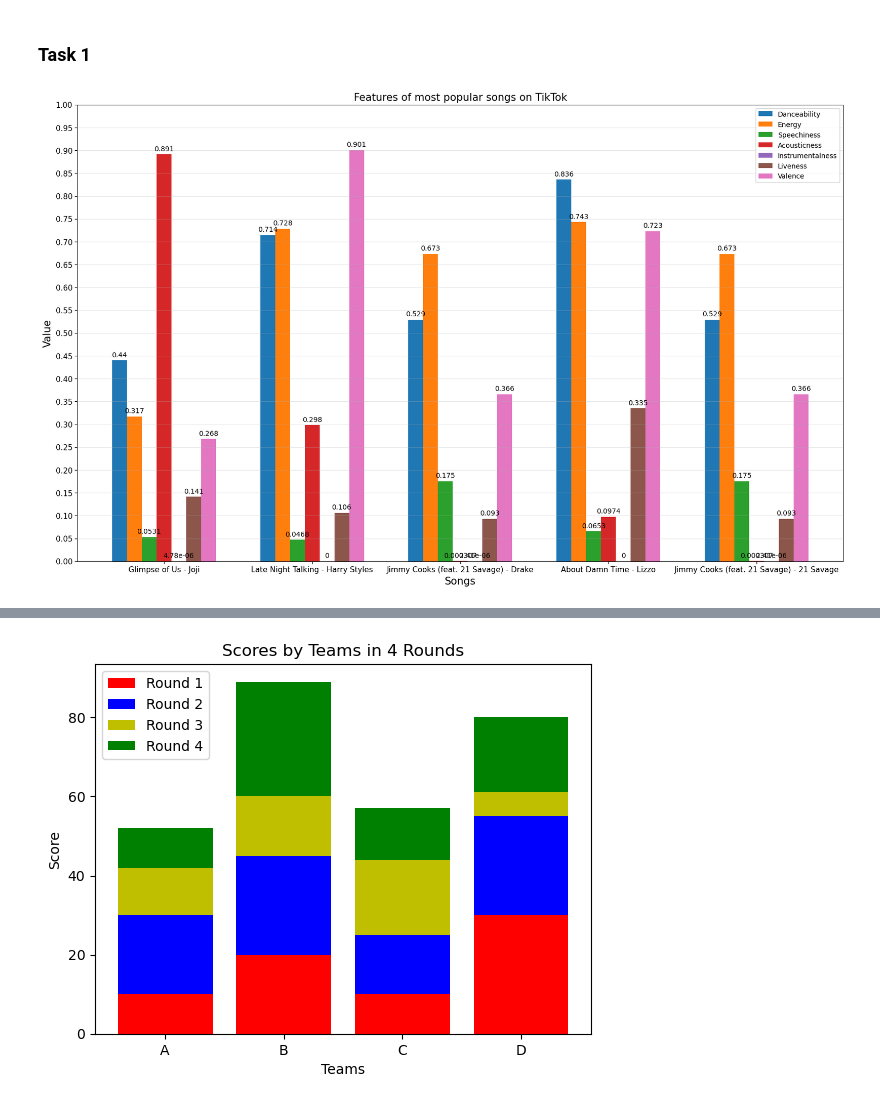
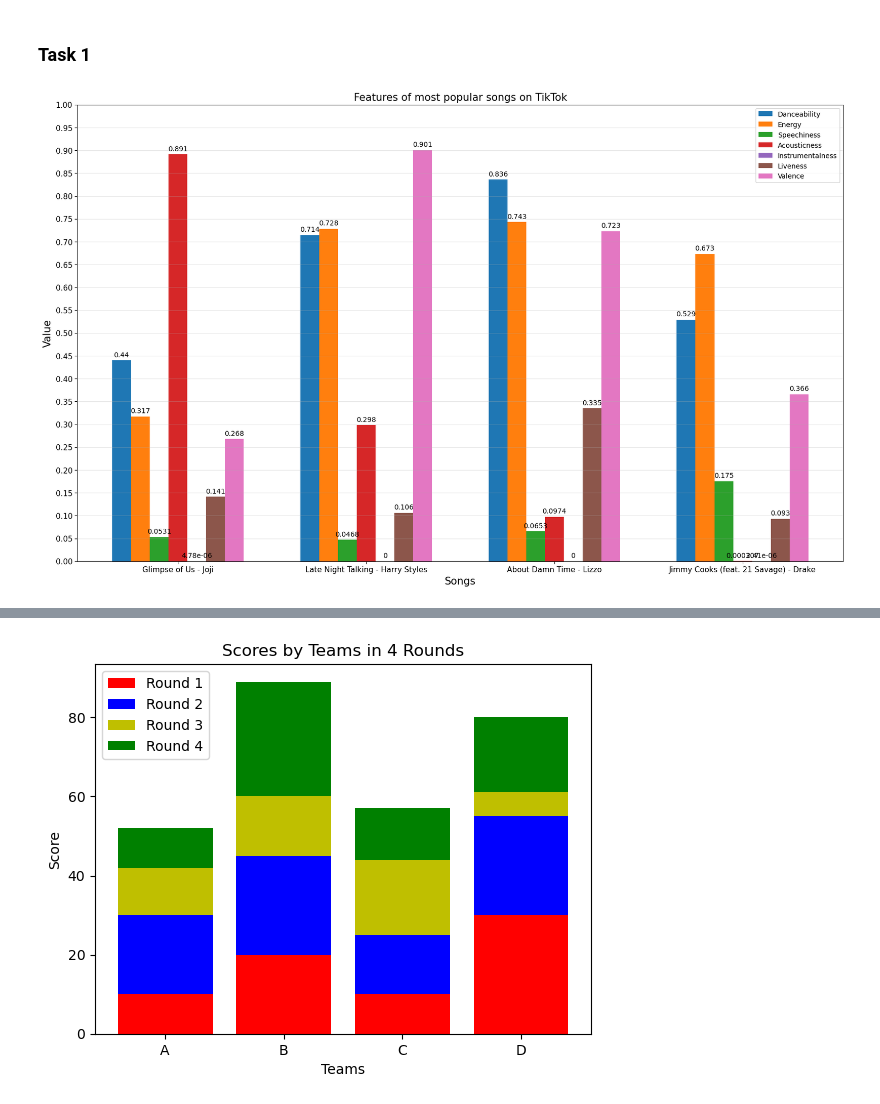
Before and after one commit to AnastasiaBrinati/Visualization-Project-22-23, a Jupyter notebook: Visualization Project.ipynb, the cells around one changed output, grey strips where cells are left out. Drawn from its saved outputs; the diff is of its cells as text; code cells hidden in the pictures.

```diff
--- a/Visualization Project.ipynb
+++ b/Visualization Project.ipynb
@@ -42,5 +43,5 @@ tiktok
 tracks = pd.merge(youtube_spotify, tiktok, left_on="Track", right_on="track_name")
 tracks = tracks.drop(['duration_ms','artist_name','instrumentalness','liveness','valence','tempo','track_name','album','danceability','energy','loudness','mode','key','speechiness','acousticness'], axis = 1)
 tracks.sort_values(by='Stream')
+tracks = tracks.drop_duplicates(subset=['Track','Album'], keep="last")
 tracks = tracks.drop_duplicates(subset=['Track','Artist'], keep="last")
-tracks
@@ -112,7 +99,7 @@ top_songs = top_songs.dropna()
 # %%
 # However in this case we are only looking at a subset of the features available, we are excluding tempo, duration and loudness
 
-size = 5
+size = 4
 platform = 'TikTok'
 
 if platform == 'TikTok':
@@ -132,34 +119,34 @@ features_dict = {
     'Acousticness': (top_songs['Acousticness'][:size]),
     'Instrumentalness': (top_songs['Instrumentalness'][:size]),
     'Liveness': (top_songs['Liveness'][:size]),
     'Valence': (top_songs['Valence'][:size]),
 }
 
 x = np.arange(len(songs))  # the label locations
 width = 0.1  # the width of the bars
 multiplier = 0
 
 fig = plt.figure(figsize=(20,12))
 ax = fig.add_subplot()
 
 for attribute, measurement in features_dict.items():
     offset = width * multiplier
     rects = ax.bar(x + offset, measurement, width, label=attribute)
     ax.bar_label(rects, padding=3)
     multiplier += 1
 
 # Add some text for labels, title and custom x-axis tick labels, etc.
 ax.set_ylabel('Value', size=15)
 ax.set_xlabel('Songs', size=15)
 ax.set_title('Features of most popular songs on '+platform, size=15)
 ax.set_xticks(x + width*3, songs+' - '+artists)
 ax.set_yticks(np.arange(0,1.05,0.05))
 ax.legend(loc='upper right')
 ax.yaxis.grid(alpha=0.3)
 ax.tick_params(axis='both', which='major', labelsize=11)
 #plt.xticks(rotation=0);
 # %% [output]
-[figure, old version]
+[figure, new version]
 # %%
 top_songs
 # %% [output]
```
Also changed, not shown: parts of 5 cells of this notebook.
